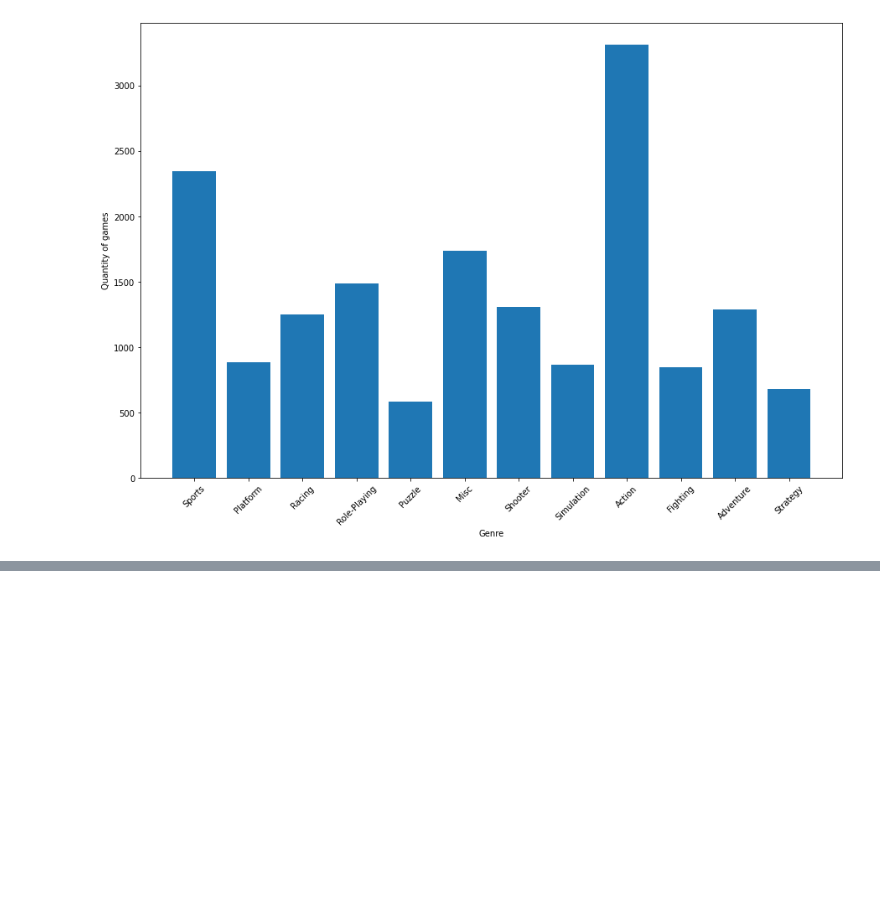
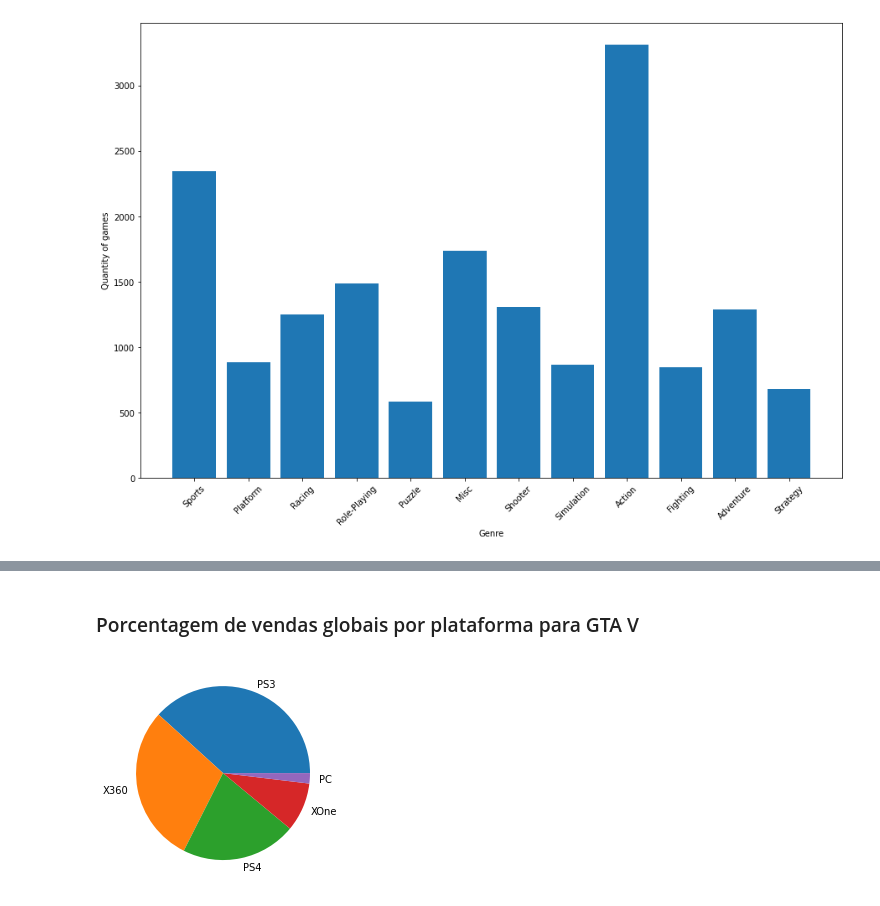
Before and after one commit to mateuspalacio/grupo_four_jupyter, a Jupyter notebook: AV3GerImpSis.ipynb, the cells around one changed output, grey strips where cells are left out. Drawn from its saved outputs; the diff is of its cells as text; code cells hidden in the pictures; blank space fills up the shorter version.

```diff
--- a/AV3GerImpSis.ipynb
+++ b/AV3GerImpSis.ipynb
@@ -68,0 +90,12 @@ plt.show()
+# %%
+df_data_c0=df_data[df_data['Genre']=='Action']
+df_data_c1=df_data[df_data['Genre']=='Sports']
+df_data_c2=df_data[df_data['Genre']=='Role-Playing']
+df_data_c3=df_data[df_data['Genre']=='Racing']
+df_data_c4=df_data[df_data['Genre']=='Misc']
+df_data_c5=df_data[df_data['Genre']=='Adventure']
+# %%
+df_data_gta=df_data_c0[df_data_c0['Name'] == 'Grand Theft Auto V']
+df_gta_features = df_data_gta.drop(columns=['Rank', 'Name', 'Genre', 'Publisher'])
+
+df_gta_features
@@ -68,0 +109,15 @@ plt.show()
+# %% [markdown]
+### Porcentagem de vendas globais por plataforma para GTA V
+# %%
+acc_plat_gta = {}
+
+for x in df_data_gta['Global_Sales']:
+    if x in acc_plat_gta:
+        acc_plat_gta[x] = acc_plat_gta[x] + 1
+    else:
+        acc_plat_gta[x] = 1
+Total = df_data_gta['Global_Sales'].sum()
+plt.pie([x/Total for x in acc_plat_gta.keys()],labels=df_data_gta['Platform'])
+plt.show()
+# %% [output]
+[figure, added]
```
Also changed, not shown: parts of 9 cells of this notebook.
